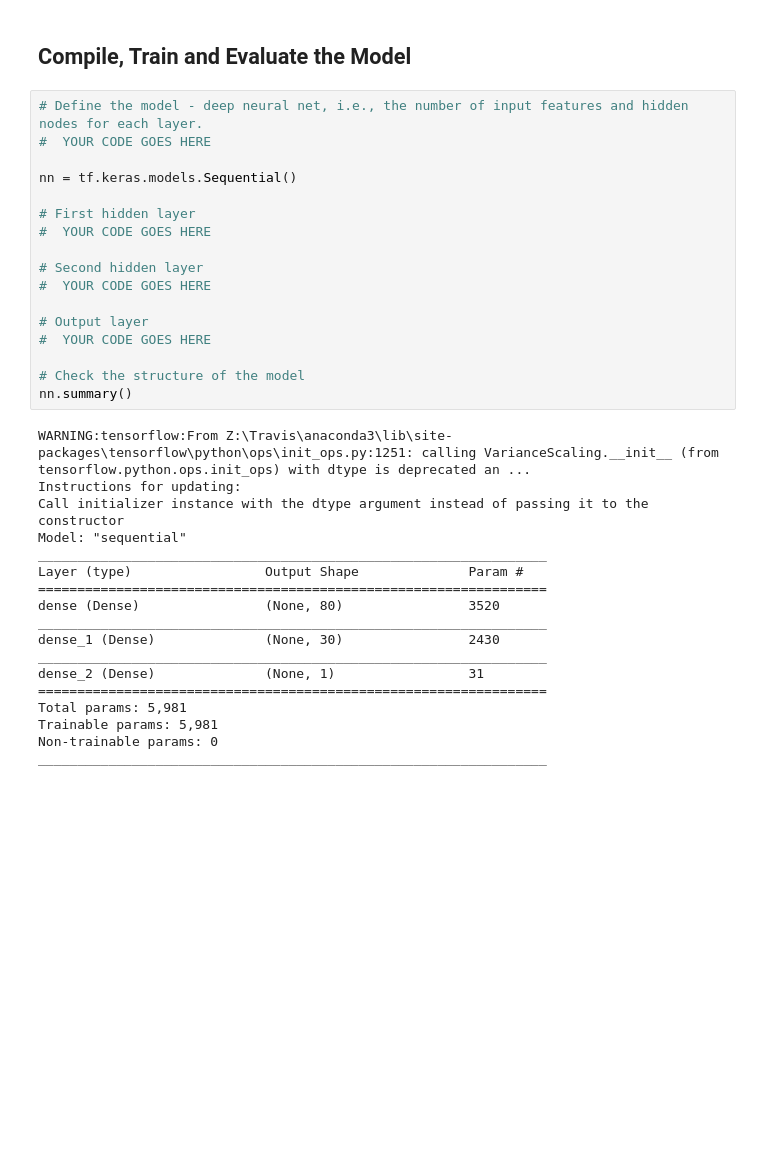
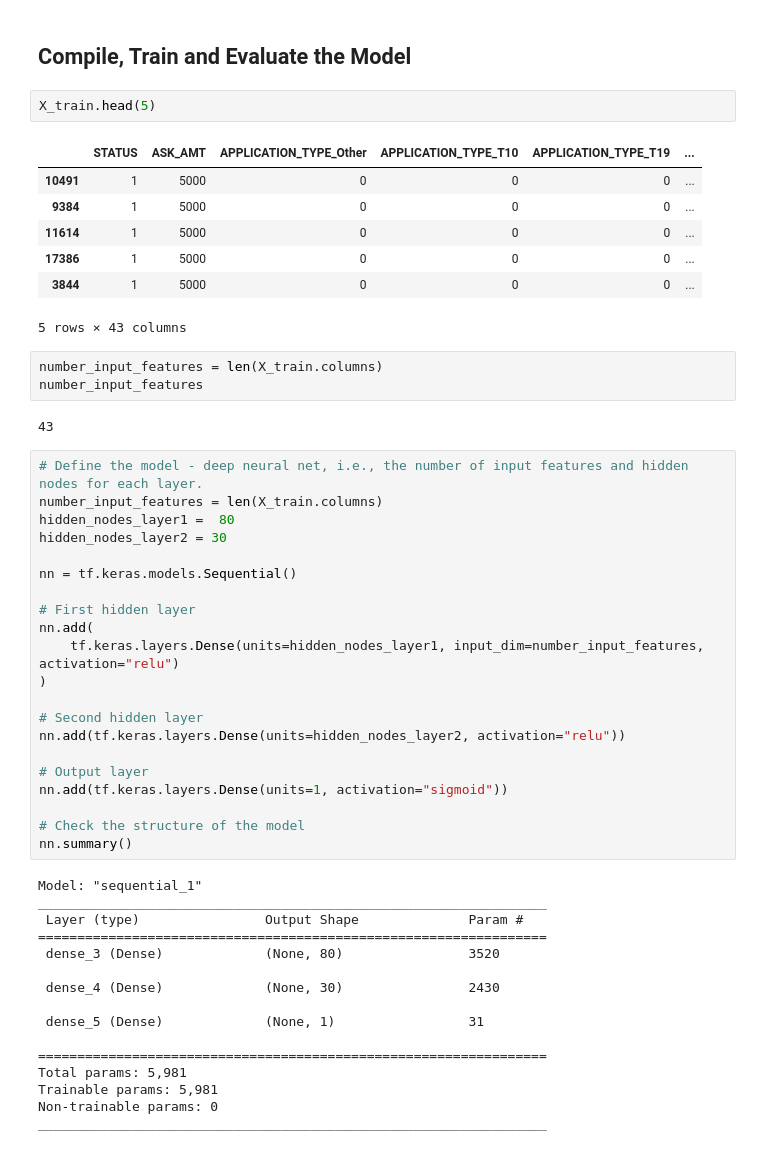
Before and after one commit to IndraNandagopal/Charity-Funding-Predictor, a Jupyter notebook: Starter_Code.ipynb, the cells around one changed output. Cells and saved outputs as stored; diff of their text form; blank space fills up the shorter version.

```diff
--- a/Starter_Code.ipynb
+++ b/Starter_Code.ipynb
@@ -217,36 +218,53 @@ X_train_scaled = X_scaler.transform(X_train)
 X_test_scaled = X_scaler.transform(X_test)
 # %% [markdown]
 ## Compile, Train and Evaluate the Model
+# %%
+X_train.head(5)
+# %% [output]
+|  | STATUS | ASK_AMT | APPLICATION_TYPE_Other | APPLICATION_TYPE_T10 | APPLICATION_TYPE_T19 | ... |
+| 10491 | 1 | 5000 | 0 | 0 | 0 | ... |
+| 9384 | 1 | 5000 | 0 | 0 | 0 | ... |
+| 11614 | 1 | 5000 | 0 | 0 | 0 | ... |
+| 17386 | 1 | 5000 | 0 | 0 | 0 | ... |
+| 3844 | 1 | 5000 | 0 | 0 | 0 | ... |
+5 rows × 43 columns
+# %%
+number_input_features = len(X_train.columns)
+number_input_features
+# %% [output]
+43
 # %%
 # Define the model - deep neural net, i.e., the number of input features and hidden nodes for each layer.
-#  YOUR CODE GOES HERE
+number_input_features = len(X_train.columns)
+hidden_nodes_layer1 =  80
+hidden_nodes_layer2 = 30
 
 nn = tf.keras.models.Sequential()
 
 # First hidden layer
-#  YOUR CODE GOES HERE
+nn.add(
+    tf.keras.layers.Dense(units=hidden_nodes_layer1, input_dim=number_input_features, activation="relu")
+)
 
 # Second hidden layer
-#  YOUR CODE GOES HERE
+nn.add(tf.keras.layers.Dense(units=hidden_nodes_layer2, activation="relu"))
 
 # Output layer
-#  YOUR CODE GOES HERE
+nn.add(tf.keras.layers.Dense(units=1, activation="sigmoid"))
 
 # Check the structure of the model
 nn.summary()
 # %% [output]
-WARNING:tensorflow:From Z:\Travis\anaconda3\lib\site-packages\tensorflow\python\ops\init_ops.py:1251: calling VarianceScaling.__init__ (from tensorflow.python.ops.init_ops) with dtype is deprecated an ...
-Instructions for updating:
-Call initializer instance with the dtype argument instead of passing it to the constructor
-Model: "sequential"
+Model: "sequential_1"
 _________________________________________________________________
-Layer (type)                 Output Shape              Param #
+ Layer (type)                Output Shape              Param #
 =================================================================
-dense (Dense)                (None, 80)                3520
-_________________________________________________________________
-dense_1 (Dense)              (None, 30)                2430
-_________________________________________________________________
-dense_2 (Dense)              (None, 1)                 31
+ dense_3 (Dense)             (None, 80)                3520
+
+ dense_4 (Dense)             (None, 30)                2430
+
+ dense_5 (Dense)             (None, 1)                 31
+
 =================================================================
 Total params: 5,981
 Trainable params: 5,981
```
Also changed, not shown: parts of 12 cells of this notebook, 1 other file.
